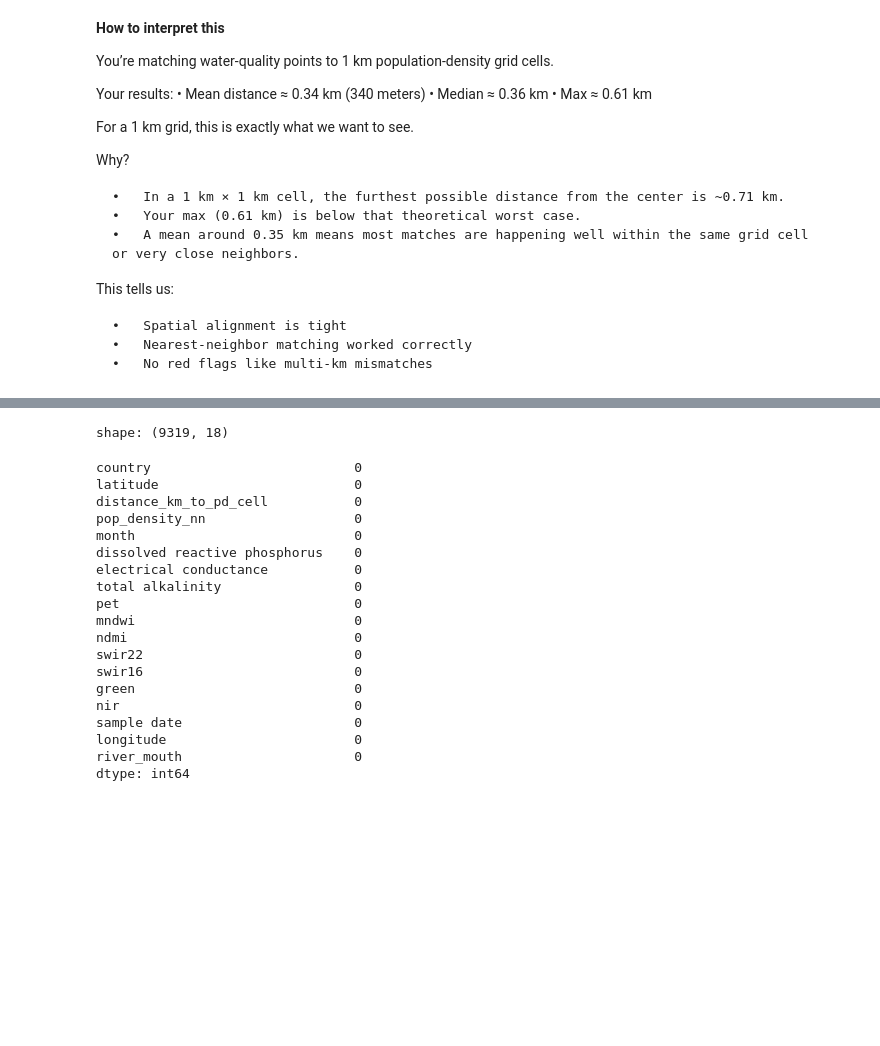
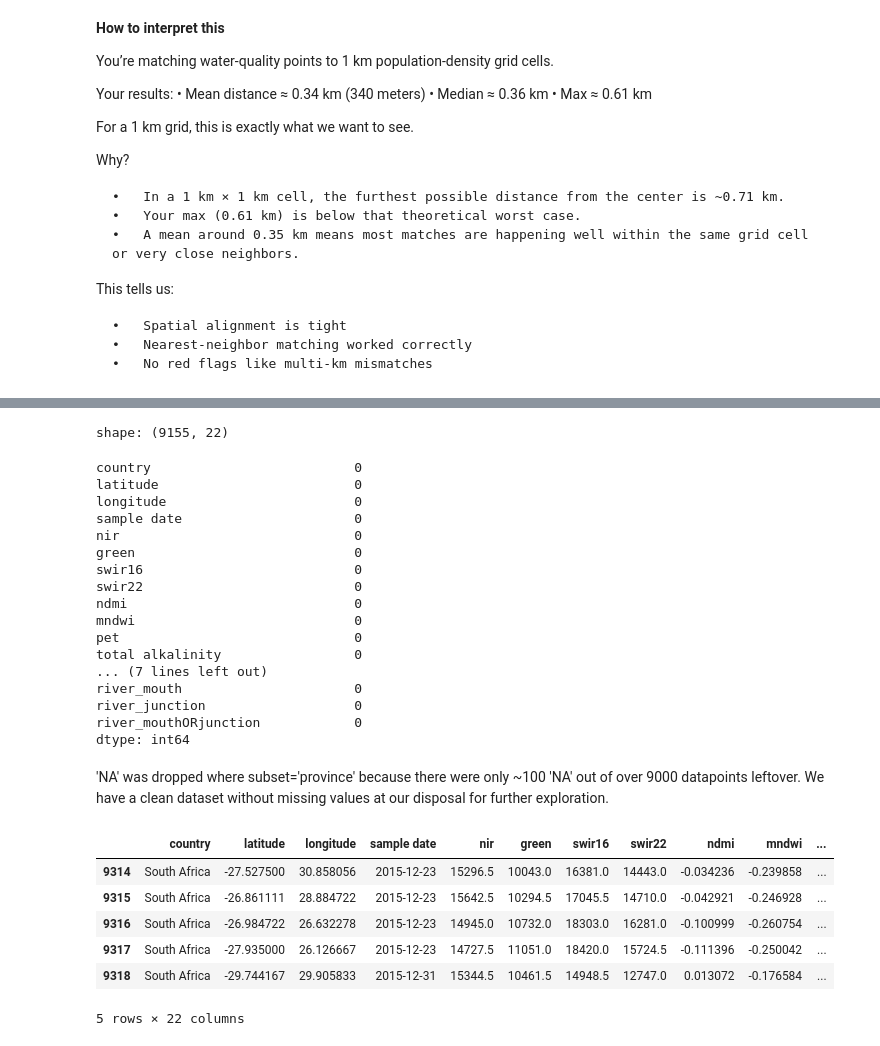
Before and after one commit to kylerod22/siads593-water-sustainability, a Jupyter notebook: 08-rjbest-sungmiki-kylerod-2026winter/src/SustainableWaterQualityNotebook.ipynb, the cells around one changed output, grey strips where cells are left out. Drawn from its saved outputs; the diff is of its cells as text; code cells hidden in the pictures; blank space fills up the shorter version.

Commit message:
Notebook structure; wq.csv without index column

```diff
--- a/08-rjbest-sungmiki-kylerod-2026winter/src/SustainableWaterQualityNotebook.ipynb
+++ b/08-rjbest-sungmiki-kylerod-2026winter/src/SustainableWaterQualityNotebook.ipynb
@@ -319,7 +401,7 @@ wq["distance_km_to_pd_cell"] = np.nan
 
 # --- 5) Helper: approx distance in km ---
 def approx_deg_to_km(dlon, dlat, lat):
-    km_lat = dlat * 111.0
+    km_lat = dlat * 111.32
     km_lon = dlon * 111.0 * np.cos(np.deg2rad(lat))
     return np.sqrt(km_lat**2 + km_lon**2)
 
@@ -335,6 +417,7 @@ for yr, group in pd_all_clean.groupby("year"):
     group = group.reset_index(drop=True)
     coords = group[["longitude", "latitude"]].to_numpy()
     trees[yr] = cKDTree(coords)
+    # print(coords)
     pd_by_year[yr] = group
 
 # --- 8) Match WQ points year-by-year ---
@@ -366,7 +449,7 @@ original_cols = final_df.copy()
 original_cols.columns = original_cols.columns.str.strip().str.lower()
 original_cols = original_cols.columns.tolist()
 
-new_cols = ["pop_density_nn", "distance_km_to_pd_cell"]
+new_cols = ["sample_year", "pop_density_nn", "distance_km_to_pd_cell"]
 
 # Keep original order + add new cols at the end (only if they exist)
 final_cols = original_cols + [c for c in new_cols if c in wq.columns]
@@ -539,0 +573,32 @@ wq_joined.to_csv('data/wq.csv')
+# %%
+def river_mouthORjunction(THRESH_KM: int) -> pd.DataFrame:
+    '''
+    insert description
+    '''
+    THRESH_KM = THRESH_KM
+    EARTH_RADIUS_KM = 6371
+
+    # river mouth coordinates
+    mouth_coords = np.radians(
+        rivers[["latitude", "longitude"]].astype(float).dropna().to_numpy() # toggle river df
+    )
+
+    tree = BallTree(mouth_coords, metric="haversine")
+
+    # sampling point coordinates
+    sample_coords = np.radians(
+        wq_joined[["latitude", "longitude"]].to_numpy()
+    )
+
+    dist_rad, _ = tree.query(sample_coords, k=1)
+
+    # single binary flag (1 = river mouth, 0 = not)
+    wq_joined["river_mouthORjunction"] = (
+        dist_rad[:, 0] * EARTH_RADIUS_KM <= THRESH_KM
+    ).astype(int)
+
+    return wq_joined
+# %%
+wq_joined= river_mouth(10)
+wq_joined = river_junction(10)
+wq_joined = river_mouthORjunction(10)
@@ -546,25 +641,38 @@ Missing values in the dataset were carefully handled to ensure data consistency
 # %%
 # eloquently sort values while observing if there are any missing values
+# wq_joined = river_mouth(THRESH_KM=10)#.reindex()
+wq_joined = wq_joined.dropna(subset='province')
 print('shape:',wq_joined.shape)
+wq_joined.to_csv('wq.csv', index=False)
 wq_joined.isna().sum().sort_values(ascending=False)
 # %% [output]
-shape: (9319, 18)
+shape: (9155, 22)
 country                          0
 latitude                         0
-distance_km_to_pd_cell           0
-pop_density_nn                   0
-month                            0
-dissolved reactive phosphorus    0
-electrical conductance           0
+longitude                        0
+sample date                      0
+nir                              0
+green                            0
+swir16                           0
+swir22                           0
+ndmi                             0
+mndwi                            0
+pet                              0
 total alkalinity                 0
-pet                              0
-mndwi                            0
-ndmi                             0
-swir22                           0
-swir16                           0
-green                            0
-nir                              0
-sample date                      0
-longitude                        0
+... (7 lines left out)
 river_mouth                      0
+river_junction                   0
+river_mouthORjunction            0
 dtype: int64
+# %% [markdown]
+'NA' was dropped where subset='province' because there were only ~100 'NA' out of over 9000 datapoints leftover. We have a clean dataset without missing values at our disposal for further exploration.
+# %%
+wq_joined.tail()
+# %% [output]
+|  | country | latitude | longitude | sample date | nir | green | swir16 | swir22 | ndmi | mndwi | ... |
+| 9314 | South Africa | -27.527500 | 30.858056 | 2015-12-23 | 15296.5 | 10043.0 | 16381.0 | 14443.0 | -0.034236 | -0.239858 | ... |
+| 9315 | South Africa | -26.861111 | 28.884722 | 2015-12-23 | 15642.5 | 10294.5 | 17045.5 | 14710.0 | -0.042921 | -0.246928 | ... |
+| 9316 | South Africa | -26.984722 | 26.632278 | 2015-12-23 | 14945.0 | 10732.0 | 18303.0 | 16281.0 | -0.100999 | -0.260754 | ... |
+| 9317 | South Africa | -27.935000 | 26.126667 | 2015-12-23 | 14727.5 | 11051.0 | 18420.0 | 15724.5 | -0.111396 | -0.250042 | ... |
+| 9318 | South Africa | -29.744167 | 29.905833 | 2015-12-31 | 15344.5 | 10461.5 | 14948.5 | 12747.0 | 0.013072 | -0.176584 | ... |
+5 rows × 22 columns
```
Also changed, not shown: parts of 42 cells of this notebook.
